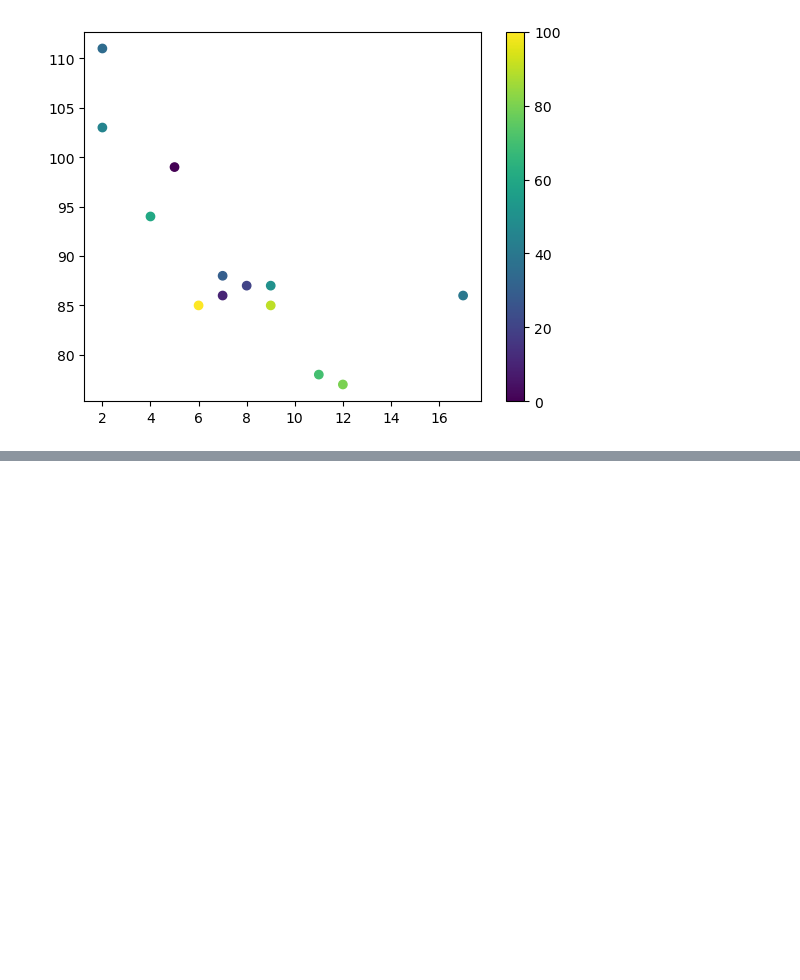
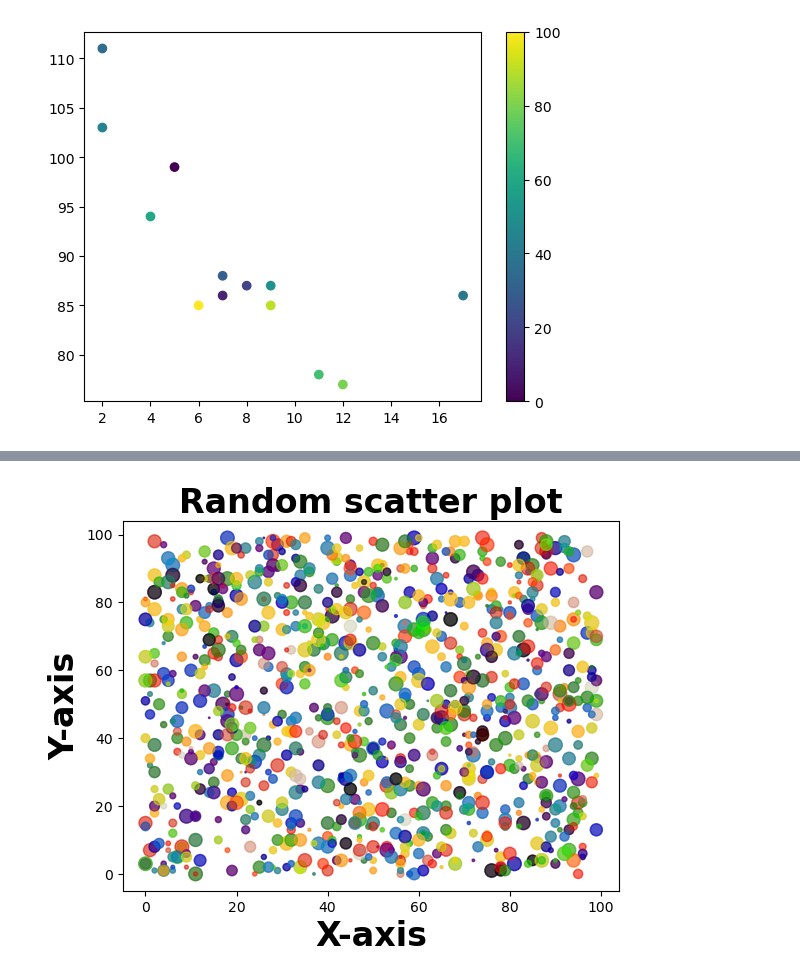
Before and after one commit to Joelson-Dieter/JupyterNotebook.ipynb, a Jupyter notebook: matplotlib.ipynb/marker.ipynb, the cells around one changed output, grey strips where cells are left out. Drawn from its saved outputs; the diff is of its cells as text; code cells hidden in the pictures; blank space fills up the shorter version.

```diff
--- a/matplotlib.ipynb/marker.ipynb
+++ b/matplotlib.ipynb/marker.ipynb
@@ -545,0 +609,26 @@ plt.show()
+# %%
+import matplotlib.pyplot as plt
+
+import numpy as np
+
+x = np.random.randint(100,size=(1000))
+
+y = np.random.randint(100,size=(1000))
+
+colors = np.random.randint(100,size=(1000))
+
+sizes = np.random.randint(100,size=(1000))
+
+plt.scatter(x, y, c=colors, cmap='magma',s=sizes,alpha = 0.5)
+
+plt.title  ('Random scatter plot', fontsize = 24, fontweight = 'bold')
+
+plt.xlabel('X-axis', fontsize = 24,fontweight = 'bold')
+
+plt.ylabel ('Y-axis', fontsize = 24,fontweight = 'bold')
+
+plt.scatter(x,y,c=colors,s=sizes,alpha=0.5,cmap='nipy_spectral')
+
+plt.show()
+# %% [output]
+[figure, added]
```
Also changed, not shown: parts of 5 cells of this notebook.
